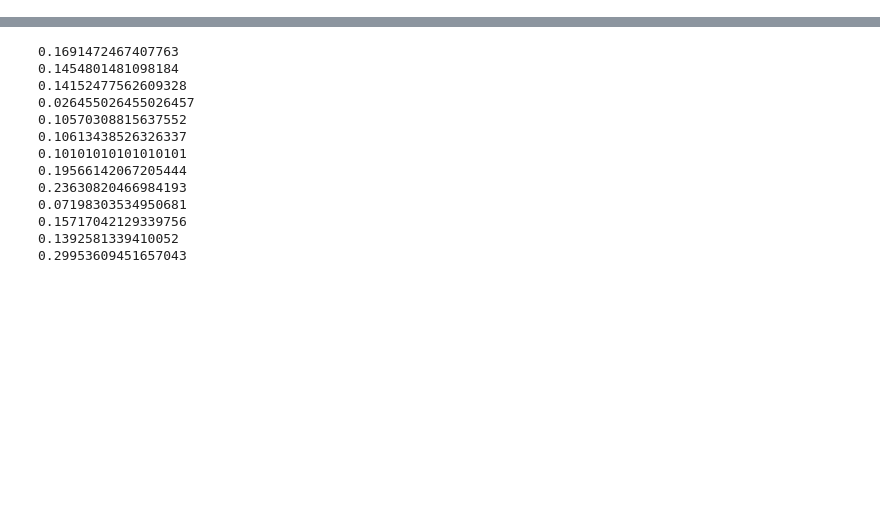
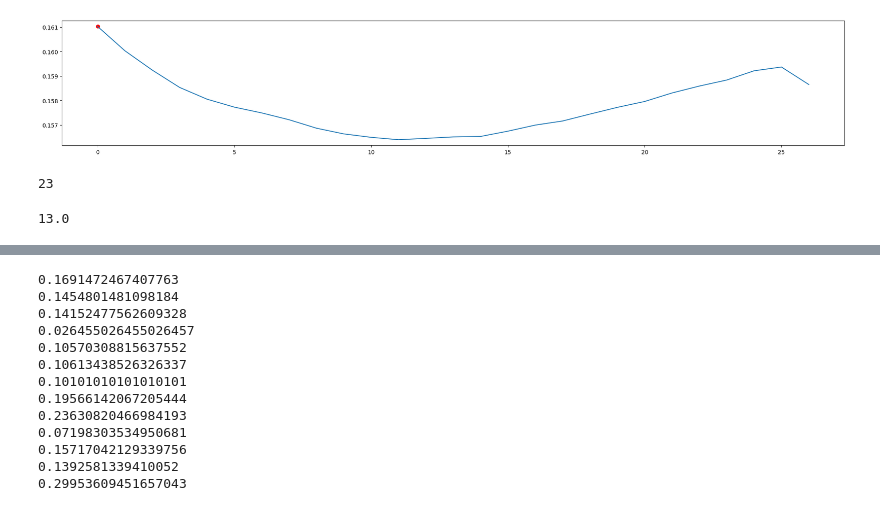
Before and after one commit to domateus/cogwear, a Jupyter notebook: playground.ipynb, the cells around one changed output, grey strips where cells are left out. Cells and saved outputs as stored; diff of their text form; code cells hidden in the pictures; blank space fills up the shorter version.

```diff
--- a/playground.ipynb
+++ b/playground.ipynb
@@ -171,0 +218,17 @@ eeg.show(1)
+# %%
+ppg.show_dx1(8)
+# %% [output]
+[figure, added]
+# %%
+wi = []
+for p in ppg._ms_points:
+  if p < 750:
+    wi.append(0)
+
+len(wi)
+# %% [output]
+23
+# %%
+np.median([189, 12, 12, 14])
+# %% [output]
+13.0
```
Also changed, not shown: parts of 49 cells of this notebook, 10 other files.
